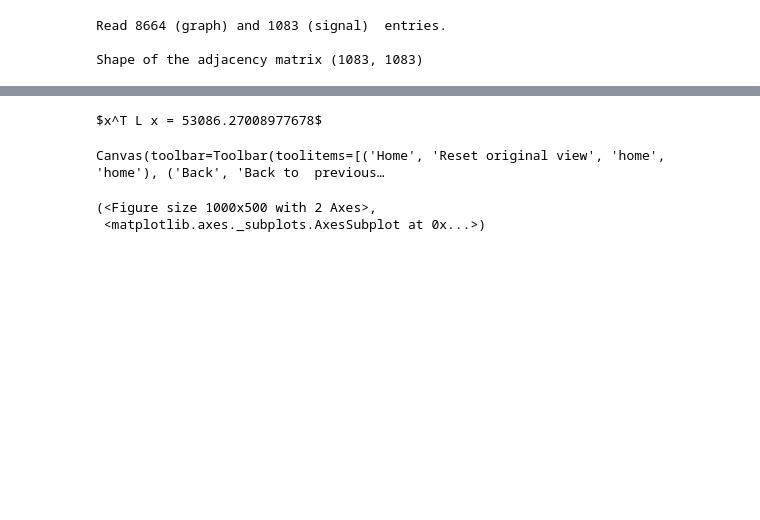
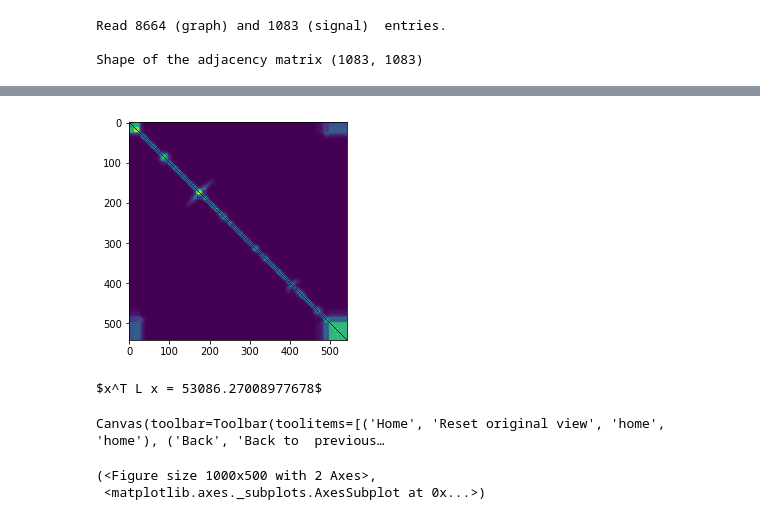
Before and after one commit to ethz-asl/fgsp, a Jupyter notebook: src/adjacency_test.ipynb, the cells around one changed output, grey strips where cells are left out. Saved outputs shown, nothing was run; the diff lists cells and outputs as text; code cells hidden in the pictures; blank space fills up the shorter version.

```diff
--- a/src/adjacency_test.ipynb
+++ b/src/adjacency_test.ipynb
@@ -71,3 +69,8 @@ Canvas(toolbar=Toolbar(toolitems=[('Home', 'Reset original view', 'home', 'home'
+# %%
+adj_plot = plt.imshow(As)
+#Gs.W.toarray().shape
+# %% [output]
+[figure, added]
 # %%
 Gs = G
 Ns = N
```
Also changed, not shown: parts of 4 cells of this notebook, 2 other files.
